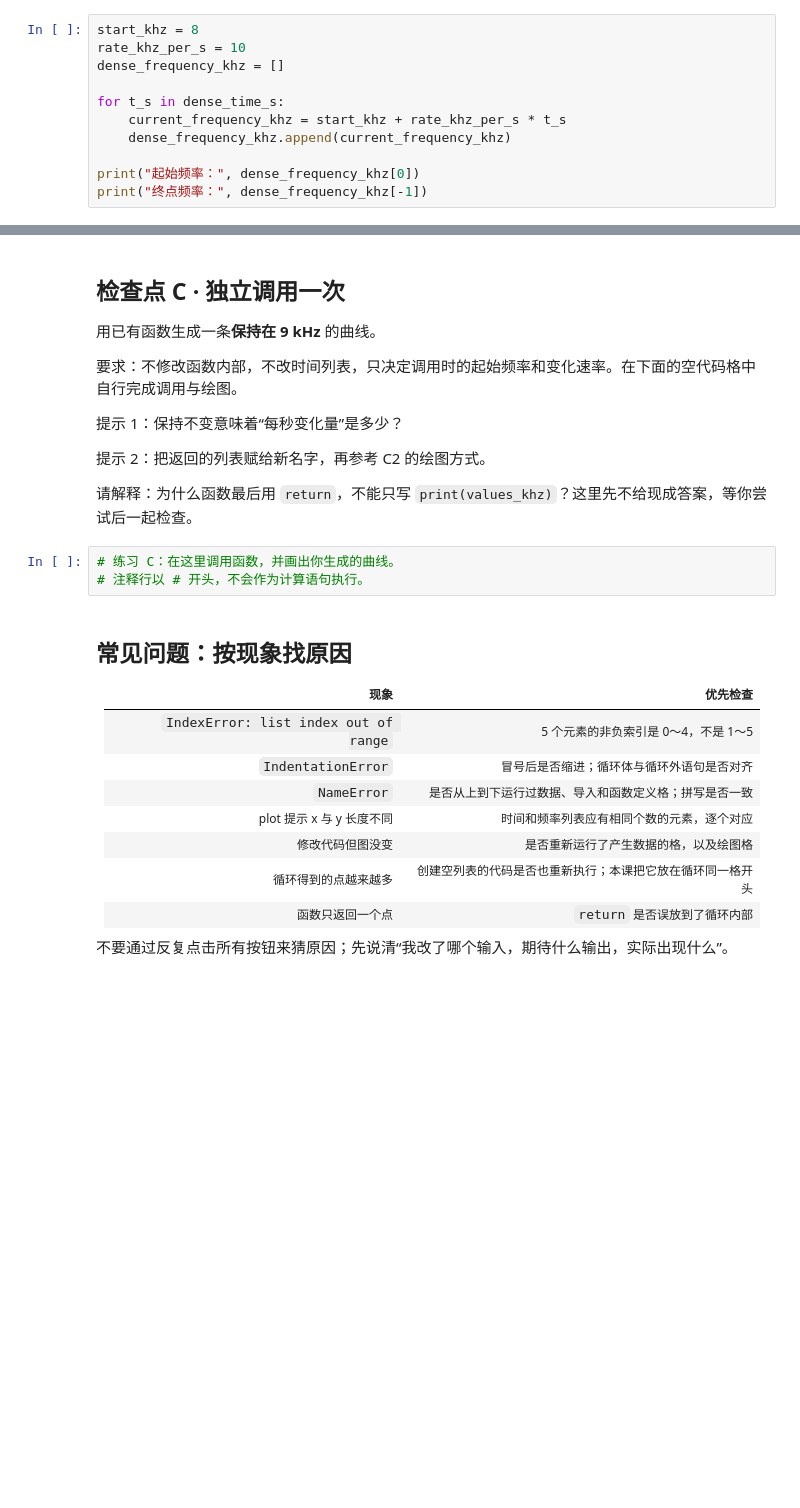
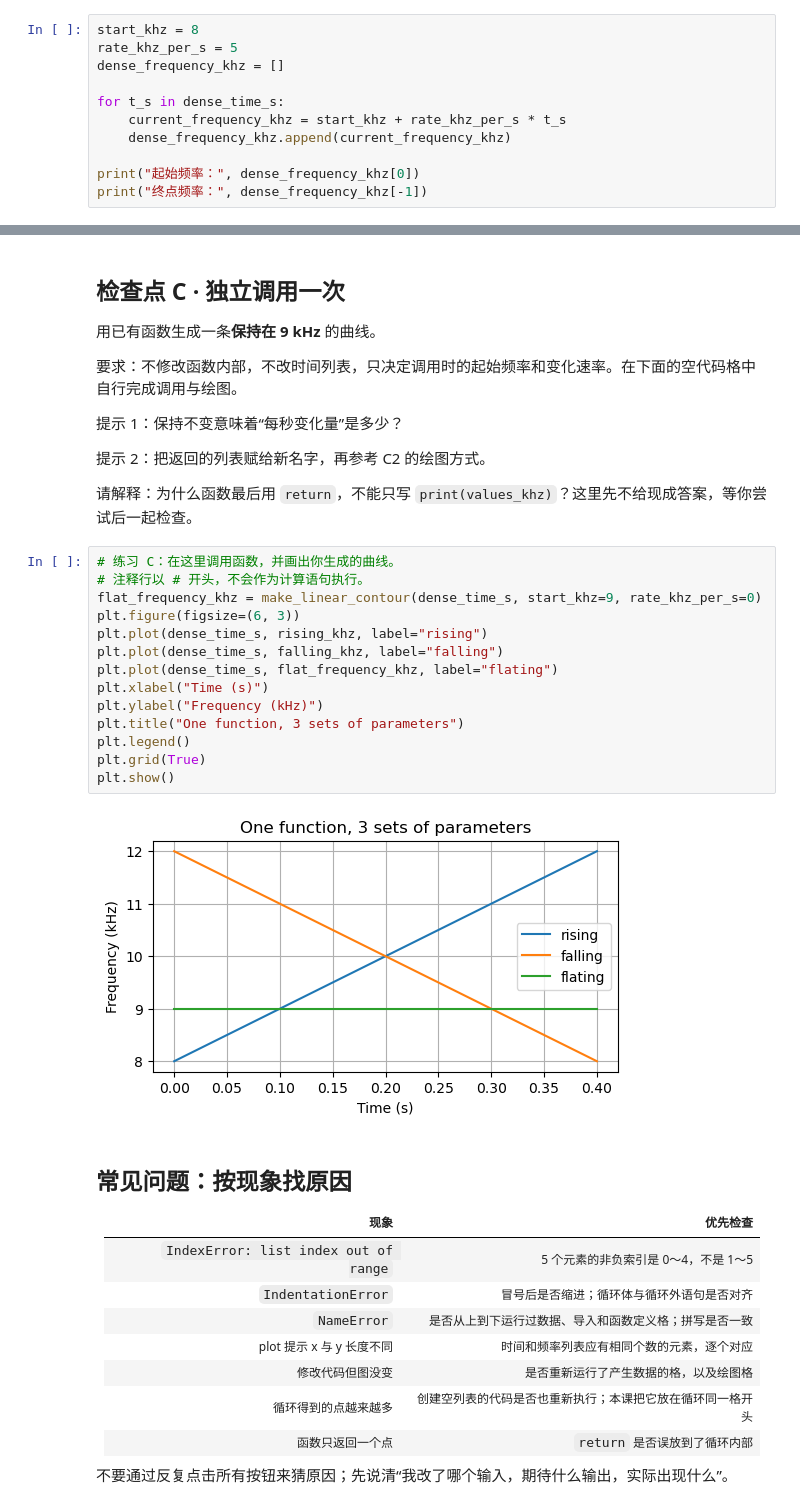
Before and after one commit to Vertin-acoustic/VAE, a Jupyter notebook: notebooks/01_用Python生成频率曲线.ipynb, the cells around one changed output, grey strips where cells are left out. Cells and saved outputs as stored; diff of their text form; blank space fills up the shorter version.

Commit message:
Practice Python lists loops and functions

```diff
--- a/notebooks/01_用Python生成频率曲线.ipynb
+++ b/notebooks/01_用Python生成频率曲线.ipynb
@@ -173,7 +173,7 @@ print("起点与终点：", dense_time_s[0], dense_time_s[-1])
 这里的参数由我们写定。后面学习神经网络时，才会研究怎样让程序根据数据调整参数。
 # %%
 start_khz = 8
-rate_khz_per_s = 10
+rate_khz_per_s = 5
 dense_frequency_khz = []
 
 for t_s in dense_time_s:
@@ -273,6 +280,19 @@ plt.show()
 # %%
 # 练习 C：在这里调用函数，并画出你生成的曲线。
 # 注释行以 # 开头，不会作为计算语句执行。
+flat_frequency_khz = make_linear_contour(dense_time_s, start_khz=9, rate_khz_per_s=0)
+plt.figure(figsize=(6, 3))
+plt.plot(dense_time_s, rising_khz, label="rising")
+plt.plot(dense_time_s, falling_khz, label="falling")
+plt.plot(dense_time_s, flat_frequency_khz, label="flating")
+plt.xlabel("Time (s)")
+plt.ylabel("Frequency (kHz)")
+plt.title("One function, 3 sets of parameters")
+plt.legend()
+plt.grid(True)
+plt.show()
+# %% [output]
+[figure, added]
 # %% [markdown]
 ## 常见问题：按现象找原因
 
```
Also changed, not shown: parts of 4 cells of this notebook, 4 other files.
